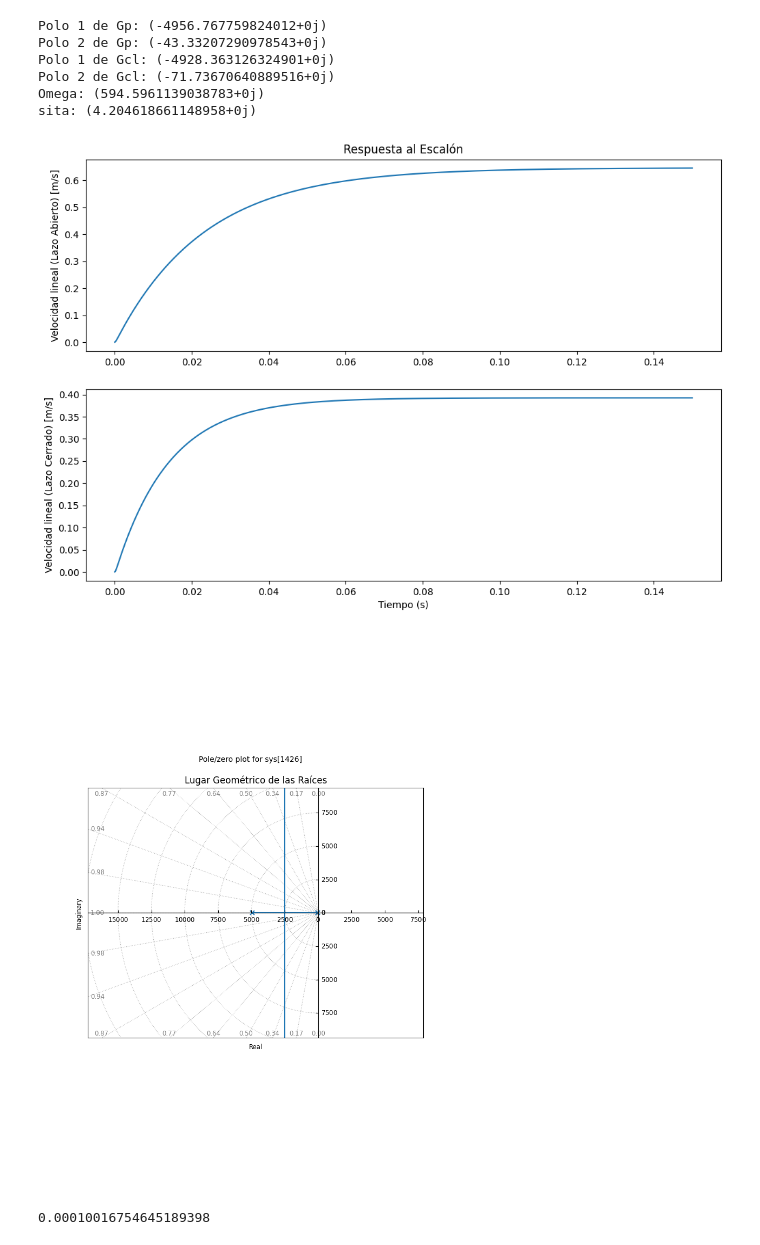
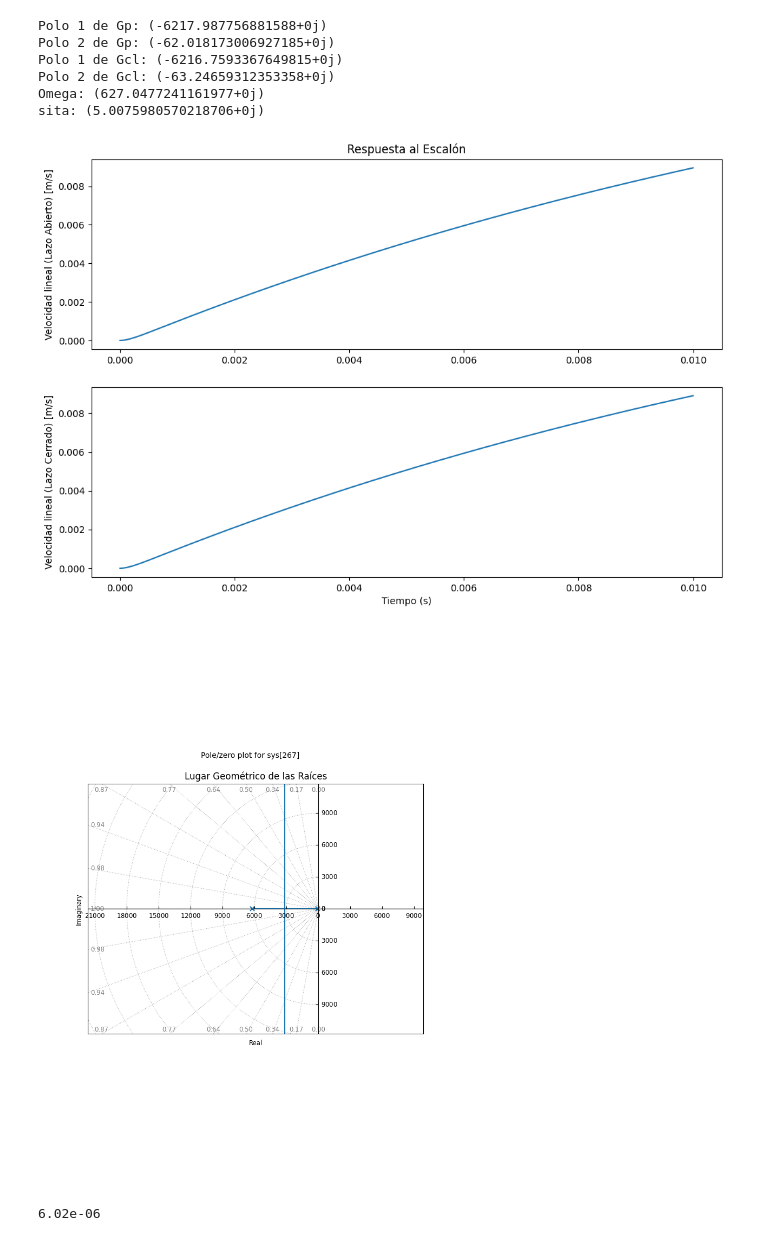
Before and after one commit to RamiroVelascoM/SDC-Proyecto, a Jupyter notebook: ProyectoSDC.ipynb, the cells around one changed output. Drawn from its saved outputs; the diff is of its cells as text; code cells hidden in the pictures.

```diff
--- a/ProyectoSDC.ipynb
+++ b/ProyectoSDC.ipynb
@@ -24,40 +27,45 @@ import math
 from scipy.optimize import minimize
 
 # Parámetros del motor en SI
-R = 0.5                # Ohm                 --> R   = resistencia en bornes
+R = 0.628                # Ohm                 --> R   = resistencia en bornes
 L = 0.10 * (10**(-3))    # mH a H              --> L   = inductancia en bornes
-Jm = 60.2 * (10**(-7))   # g*cm^2 a kg*m^2     --> Jm  = inercia del rotor
-k1 = 46.33 * (10**(-3))   # mV*s/rad a V*s/rad  --> k1  = constante de FEM
-k2 = 46.33 * (10**(-3))   # mN*m/A a N*m/A      --> k2  = constante de par
+Jm = 6.02 * (10**(-6))   # g*cm^2 a kg*m^2     --> Jm  = inercia del rotor
+B = 10**(-5)             # N*m*rad/s           --> B   = fricción mecánica
+#k1 = 25.5 * (10**(-3))   # mV*s/rad a V*s/rad  --> k1  = constante de FEM
+#k2 = 25.5 * (10**(-3))   # mN*m/A a N*m/A      --> k2  = constante de par
 n = 1/10                 #                     --> n   = relacion de transmision
 
+
 # Parámetros de la cinta, rodillos y carga
-Radio_Rodillos = 0.03                           # m         --> Diametro de cada rodillo (x2)
-Masa_Rodillos = 0.3                              # Kg        --> Masa de cada rodillo
-Longitud_Cinta = 2 + Radio_Rodillos * math.pi     # m         --> Longitud cinta, ida y vuelta
-Ancho_Cinta = 0.05                                 # m         --> Ancho de la cinta
-Densidad_Cinta = 2.3                              # Kg/m^2    --> Densidad del material de la cinta
+Radio_Rodillos = 0.05                           # m         --> Diametro de cada rodillo (x2)
+Masa_Rodillos = 0.25                              # Kg        --> Masa de cada rodillo
+Longitud_Cinta = 10 + Radio_Rodillos * math.pi     # m         --> Longitud cinta, ida y vuelta
+Ancho_Cinta = 0.7                                # m         --> Ancho de la cinta
+Densidad_Cinta = 2.4                             #Kg/m^3    --> Densidad especifica del material de la cinta
 Area_Cinta = Longitud_Cinta*Ancho_Cinta           # m^2       --> Area de la cinta, ida y vuelta
 Masa_Cinta = Area_Cinta*Densidad_Cinta            # Kg        --> Masa de la cinta
-Carga = 10                                       # Kg        --> Carga en la cinta transportadora
+Carga = 50                                       # Kg        --> Carga en la cinta transportadora
 
 # Calculos sin carga (cinta + rodillos + transmision)
 MOI_rollers = (1/4) * Masa_Rodillos * (Radio_Rodillos**2) * 2   # Kg*m^2    --> Momento de inercia de los rodillos (x2)
-MOI_object = (Masa_Cinta) * (Radio_Rodillos**2)                 # Kg*m^2    --> Momento de inercia de la cinta
+MOI_object = (Masa_Cinta + Carga) * (Radio_Rodillos**2)         # Kg*m^2    --> Momento de inercia de la cinta
 MOI_gearbox = 6.3 * (10**(-5))                                  # Kg*m^2    --> Momento de inercia de la caja de cambios, le cambie 4 por un 5 para que no tenga tanto peso
 
 # Calculos con carga (cinta + rodillos + transmision + carga)
-MOI_object = (Masa_Cinta + Carga) * (Radio_Rodillos**2)
 MOI_sumatoria = MOI_rollers + MOI_object + MOI_gearbox
+Jcarga = (n**2) * MOI_sumatoria
 
 # Calculos finales
-Jeq = (Jm + (n**2) * MOI_sumatoria)
-Beq = 10**(-5)
+Jeq = (Jm + Jcarga)
+Beq = B
+
+k1 = 25.5 * (10**(-2))
+k2 = 25.5 * (10**(-2))
 
 A = Jeq*L
 B = (R*Jeq) + (Beq*L)
 C = (R*Beq) + (k1*k2)
-D = k2 * Radio_Rodillos
+D = k2 * Radio_Rodillos * n
 
 # Función de transferencia de la planta
 s = ctrl.TransferFunction.s
@@ -72,7 +80,7 @@ print("Polo 1 de Gp:", poles[0])
 print("Polo 2 de Gp:", poles[1])
 
 # Tiempos para simular
-t = np.linspace(0, 0.15, 1000)
+t = np.linspace(0, 0.01, 1000)
 
 # Respuesta al escalón en LA
 t, y_open_loop = ctrl.step_response(Gp, t)
@@ -85,42 +93,42 @@ print("Polo 2 de Gcl:", poles[1])
 
 # Parametros caracteristicos 2do orden
 omega = (poles[0]*poles[1])**(1/2)
 sita  = abs(poles[0]+poles[1]) / (2*omega)
 print("Omega:", omega)
 print("sita:", sita)
 
 # Respuesta al escalón en LC
 t, y_closed_loop = ctrl.step_response(Gcl, t)
 
 # Respuestas en función del tiempo
 plt.figure(figsize=(12, 8))
 
 plt.subplot(2, 1, 1)
 plt.plot(t, y_open_loop)
 plt.title('Respuesta al Escalón')
 plt.ylabel('Velocidad lineal (Lazo Abierto) [m/s]')
 
 plt.subplot(2, 1, 2)
 plt.plot(t, y_closed_loop)
 plt.ylabel('Velocidad lineal (Lazo Cerrado) [m/s]')
 plt.xlabel('Tiempo (s)')
 
 # Gráfica del LGR
 plt.figure(figsize=(8, 6))
 ctrl.root_locus(Gp, plot=True, grid=True)
 plt.title('Lugar Geométrico de las Raíces')
 
 plt.show()
 # %% [output]
-Polo 1 de Gp: (-4956.767759824012+0j)
-Polo 2 de Gp: (-43.33207290978543+0j)
-Polo 1 de Gcl: (-4928.363126324901+0j)
-Polo 2 de Gcl: (-71.73670640889516+0j)
-Omega: (594.5961139038783+0j)
-sita: (4.204618661148958+0j)
+Polo 1 de Gp: (-6217.987756881588+0j)
+Polo 2 de Gp: (-62.018173006927185+0j)
+Polo 1 de Gcl: (-6216.7593367649815+0j)
+Polo 2 de Gcl: (-63.24659312353358+0j)
+Omega: (627.0477241161977+0j)
+sita: (5.0075980570218706+0j)
-[figure, old version]
+[figure, new version]
-[figure, old version]
+[figure, new version]
-# %%
-Jeq
-# %% [output]
-0.00010016754645189398
+# %%
+Jm
+# %% [output]
+6.02e-06
```
Also changed, not shown: parts of 1 cell of this notebook.
